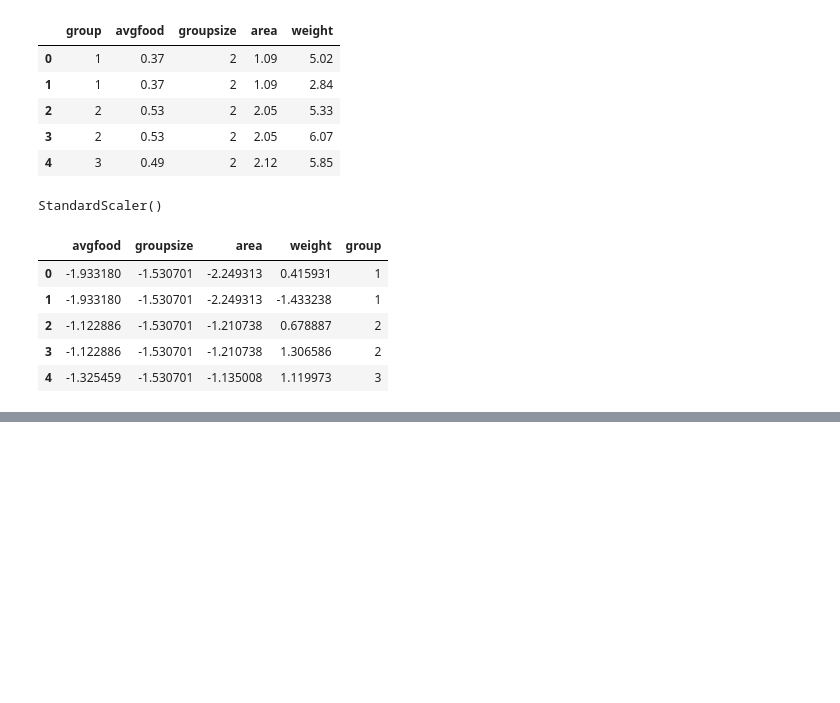
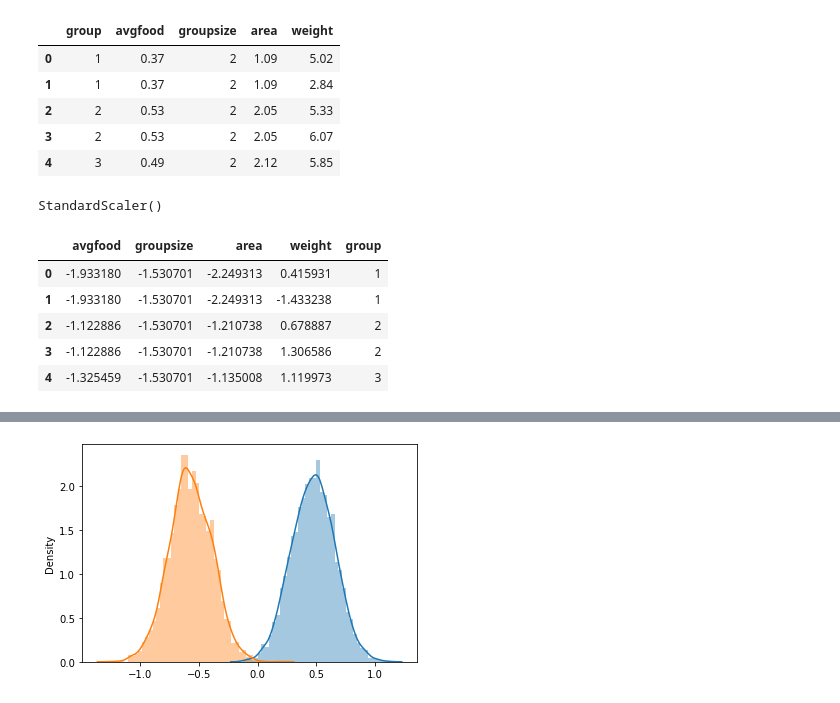
Before and after one commit to JimmyClowes/rethinking, a Jupyter notebook: notebooks/week_03.ipynb, the cells around one changed output, grey strips where cells are left out. Drawn from its saved outputs; the diff is of its cells as text; code cells hidden in the pictures; blank space fills up the shorter version.

```diff
--- a/notebooks/week_03.ipynb
+++ b/notebooks/week_03.ipynb
@@ -140,0 +174,31 @@ array([0.9079568 , 1.13584648])
+# %%
+model_code = """
+data {
+  int<lower=0> N;
+  vector[N] F;
+  vector[N] G;
+  vector[N] y;
+}
+parameters {
+  real a;
+  real bF;
+  real bG;
+  real<lower=0> sigma;
+}
+model {
+  y ~ normal(a + bF*F + bG*G, sigma);
+  a ~ normal(0, 0.2);
+  bF ~ normal(0, 0.5);
+  bG ~ normal(0, 0.5);
+  sigma ~ exponential(1);
+}
+"""
+# %%
+model_data = {
+    "N": len(df_scaled),
+    "F": df_scaled['avgfood'].to_numpy(),
+    "G": df_scaled['groupsize'].to_numpy(),
+    "y": df_scaled['weight'].to_numpy()
+}
+# %%
+posterior = stan.build(model_code, data=model_data, random_seed=456)
@@ -140,0 +209,2 @@ array([0.9079568 , 1.13584648])
+# %%
+fit = posterior.sample(num_chains=4, num_samples=1000)
@@ -140,0 +237,7 @@ array([0.9079568 , 1.13584648])
+# %%
+fig, ax = plt.subplots()
+
+for param in ['bF','bG']:
+    sns.distplot(fit[param], ax=ax)
+# %% [output]
+[figure, added]
```
Also changed, not shown: parts of 25 cells of this notebook, 1 other file.
